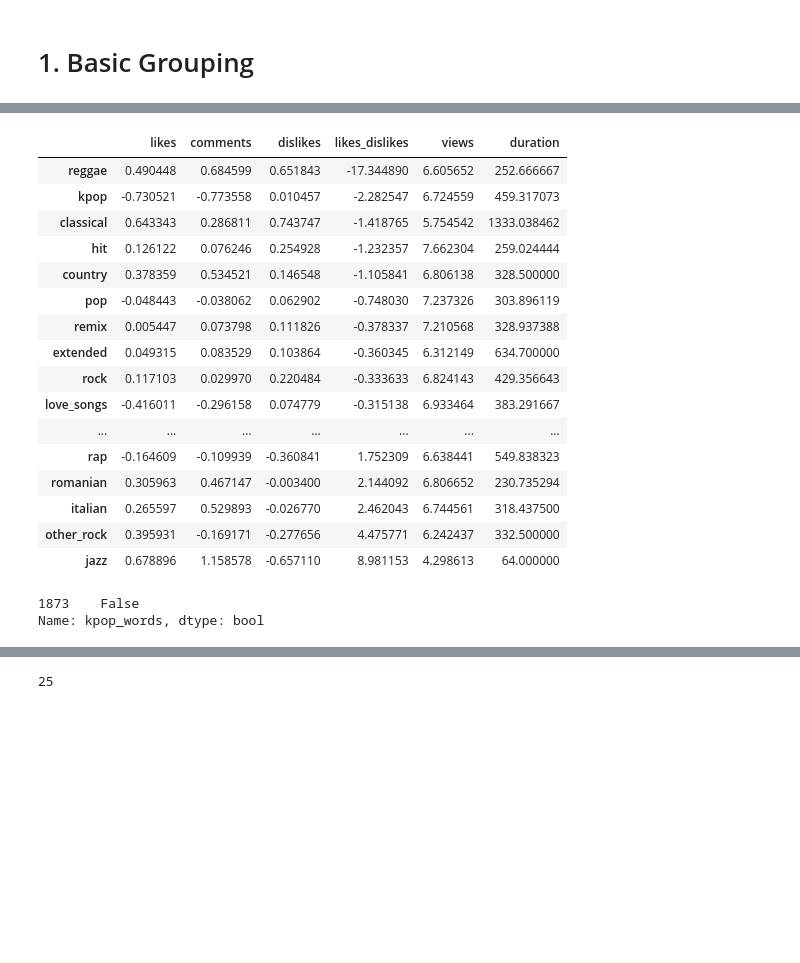
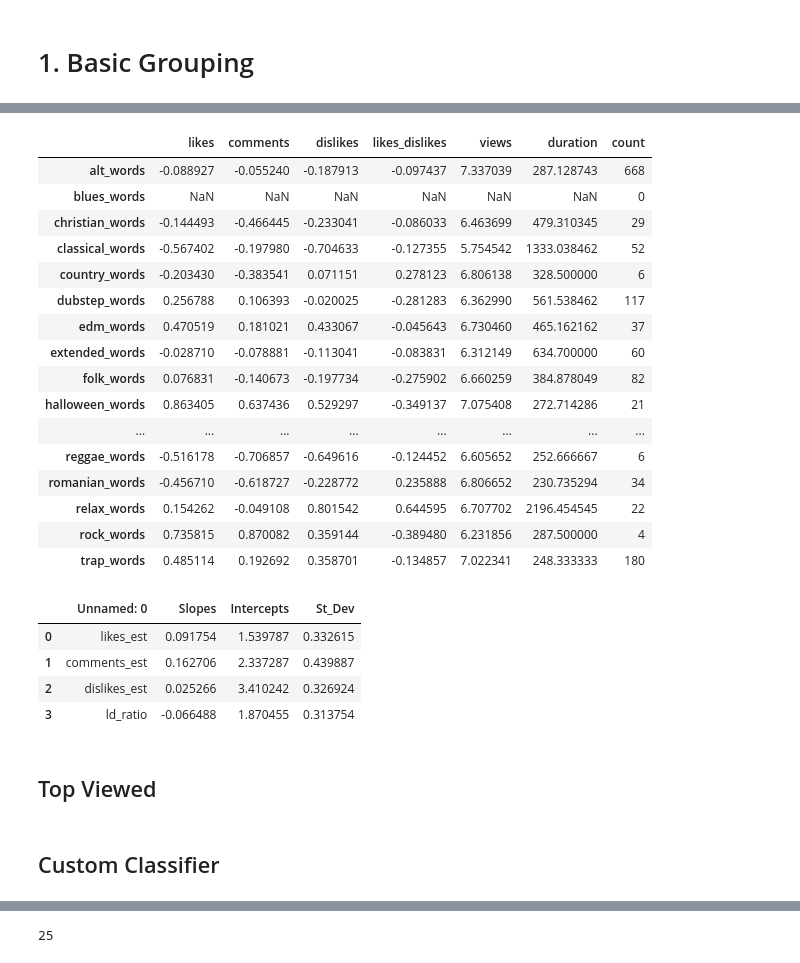
Before and after one commit to conorbarryhoke/Capstone, a Jupyter notebook: Classification_Engagement.ipynb, the cells around one changed output, grey strips where cells are left out. Cells and saved outputs as stored; diff of their text form; code cells hidden in the pictures; blank space fills up the shorter version.

```diff
--- a/Classification_Engagement.ipynb
+++ b/Classification_Engagement.ipynb
@@ -133,40 +112,37 @@ ld_dict = {}
 view_dict = {}
 duration_dict = {}
 for genre in genre_list_str:
-    like_dict[genre.replace('_words', '')] = df_formodel[df_formodel[genre]==1].like_baseline_delta.mean()
-    comment_dict[genre.replace('_words', '')] = df_formodel[df_formodel[genre]==1].comment_baseline_delta.mean()
-    dislike_dict[genre.replace('_words', '')] = df_formodel[df_formodel[genre]==1].dislike_baseline_delta.mean()
-    ld_dict[genre.replace('_words', '')] = df_formodel[df_formodel[genre]==1].ld_baseline_delta.mean()
-    view_dict[genre.replace('_words', '')] = df_formodel[df_formodel[genre]==1].view_log.mean()
-    duration_dict[genre.replace('_words', '')] = df_formodel[df_formodel[genre]==1].duration.mean()
+    like_dict[genre] = df_formodel[df_formodel[genre]==1].like_baseline_delta.mean()
+    comment_dict[genre] = df_formodel[df_formodel[genre]==1].comment_baseline_delta.mean()
+    dislike_dict[genre] = df_formodel[df_formodel[genre]==1].dislike_baseline_delta.mean()
+    ld_dict[genre] = df_formodel[df_formodel[genre]==1].ld_baseline_delta.mean()
+    view_dict[genre] = df_formodel[df_formodel[genre]==1].view_log.mean()
+    duration_dict[genre] = df_formodel[df_formodel[genre]==1].duration.mean()
 # %%
 df_engagement = pd.concat([
     pd.Series(like_dict), pd.Series(comment_dict), pd.Series(dislike_dict), pd.Series(ld_dict), pd.Series(view_dict), pd.Series(duration_dict)]
     , axis=1)
 # %%
 df_engagement.columns=['likes', 'comments', 'dislikes', 'likes_dislikes', 'views', 'duration']
-# %%
-df_engagement.sort_values(by='likes_dislikes', ascending=True)
-# %% [output]
-|  | likes | comments | dislikes | likes_dislikes | views | duration |
-| reggae | 0.490448 | 0.684599 | 0.651843 | -17.344890 | 6.605652 | 252.666667 |
-| kpop | -0.730521 | -0.773558 | 0.010457 | -2.282547 | 6.724559 | 459.317073 |
-| classical | 0.643343 | 0.286811 | 0.743747 | -1.418765 | 5.754542 | 1333.038462 |
-| hit | 0.126122 | 0.076246 | 0.254928 | -1.232357 | 7.662304 | 259.024444 |
-| country | 0.378359 | 0.534521 | 0.146548 | -1.105841 | 6.806138 | 328.500000 |
-| pop | -0.048443 | -0.038062 | 0.062902 | -0.748030 | 7.237326 | 303.896119 |
-| remix | 0.005447 | 0.073798 | 0.111826 | -0.378337 | 7.210568 | 328.937388 |
-| extended | 0.049315 | 0.083529 | 0.103864 | -0.360345 | 6.312149 | 634.700000 |
-| rock | 0.117103 | 0.029970 | 0.220484 | -0.333633 | 6.824143 | 429.356643 |
-| love_songs | -0.416011 | -0.296158 | 0.074779 | -0.315138 | 6.933464 | 383.291667 |
-| ... | ... | ... | ... | ... | ... | ... |
-| rap | -0.164609 | -0.109939 | -0.360841 | 1.752309 | 6.638441 | 549.838323 |
-| romanian | 0.305963 | 0.467147 | -0.003400 | 2.144092 | 6.806652 | 230.735294 |
-| italian | 0.265597 | 0.529893 | -0.026770 | 2.462043 | 6.744561 | 318.437500 |
-| other_rock | 0.395931 | -0.169171 | -0.277656 | 4.475771 | 6.242437 | 332.500000 |
-| jazz | 0.678896 | 1.158578 | -0.657110 | 8.981153 | 4.298613 | 64.000000 |
-# %%
-df_main[df_main.title.str.contains('White Noise')].kpop_words
-# %% [output]
-1873    False
-Name: kpop_words, dtype: bool
+# %%
+df_engagement['count'] = df_formodel[genre_list_str].sum()
+# %%
+df_engagement
+# %% [output]
+|  | likes | comments | dislikes | likes_dislikes | views | duration | count |
+| alt_words | -0.088927 | -0.055240 | -0.187913 | -0.097437 | 7.337039 | 287.128743 | 668 |
+| blues_words | NaN | NaN | NaN | NaN | NaN | NaN | 0 |
+| christian_words | -0.144493 | -0.466445 | -0.233041 | -0.086033 | 6.463699 | 479.310345 | 29 |
+| classical_words | -0.567402 | -0.197980 | -0.704633 | -0.127355 | 5.754542 | 1333.038462 | 52 |
+| country_words | -0.203430 | -0.383541 | 0.071151 | 0.278123 | 6.806138 | 328.500000 | 6 |
+| dubstep_words | 0.256788 | 0.106393 | -0.020025 | -0.281283 | 6.362990 | 561.538462 | 117 |
+| edm_words | 0.470519 | 0.181021 | 0.433067 | -0.045643 | 6.730460 | 465.162162 | 37 |
+| extended_words | -0.028710 | -0.078881 | -0.113041 | -0.083831 | 6.312149 | 634.700000 | 60 |
+| folk_words | 0.076831 | -0.140673 | -0.197734 | -0.275902 | 6.660259 | 384.878049 | 82 |
+| halloween_words | 0.863405 | 0.637436 | 0.529297 | -0.349137 | 7.075408 | 272.714286 | 21 |
+| ... | ... | ... | ... | ... | ... | ... | ... |
+| reggae_words | -0.516178 | -0.706857 | -0.649616 | -0.124452 | 6.605652 | 252.666667 | 6 |
+| romanian_words | -0.456710 | -0.618727 | -0.228772 | 0.235888 | 6.806652 | 230.735294 | 34 |
+| relax_words | 0.154262 | -0.049108 | 0.801542 | 0.644595 | 6.707702 | 2196.454545 | 22 |
+| rock_words | 0.735815 | 0.870082 | 0.359144 | -0.389480 | 6.231856 | 287.500000 | 4 |
+| trap_words | 0.485114 | 0.192692 | 0.358701 | -0.134857 | 7.022341 | 248.333333 | 180 |
@@ -172,0 +151,10 @@ Name: kpop_words, dtype: bool
+# %%
+baseline_stats
+# %% [output]
+|  | Unnamed: 0 | Slopes | Intercepts | St_Dev |
+| 0 | likes_est | 0.091754 | 1.539787 | 0.332615 |
+| 1 | comments_est | 0.162706 | 2.337287 | 0.439887 |
+| 2 | dislikes_est | 0.025266 | 3.410242 | 0.326924 |
+| 3 | ld_ratio | -0.066488 | 1.870455 | 0.313754 |
+# %% [markdown]
+## Top Viewed
@@ -172,0 +174,2 @@ Name: kpop_words, dtype: bool
+# %% [markdown]
+## Custom Classifier
```
Also changed, not shown: parts of 32 cells of this notebook, 29 other files.
